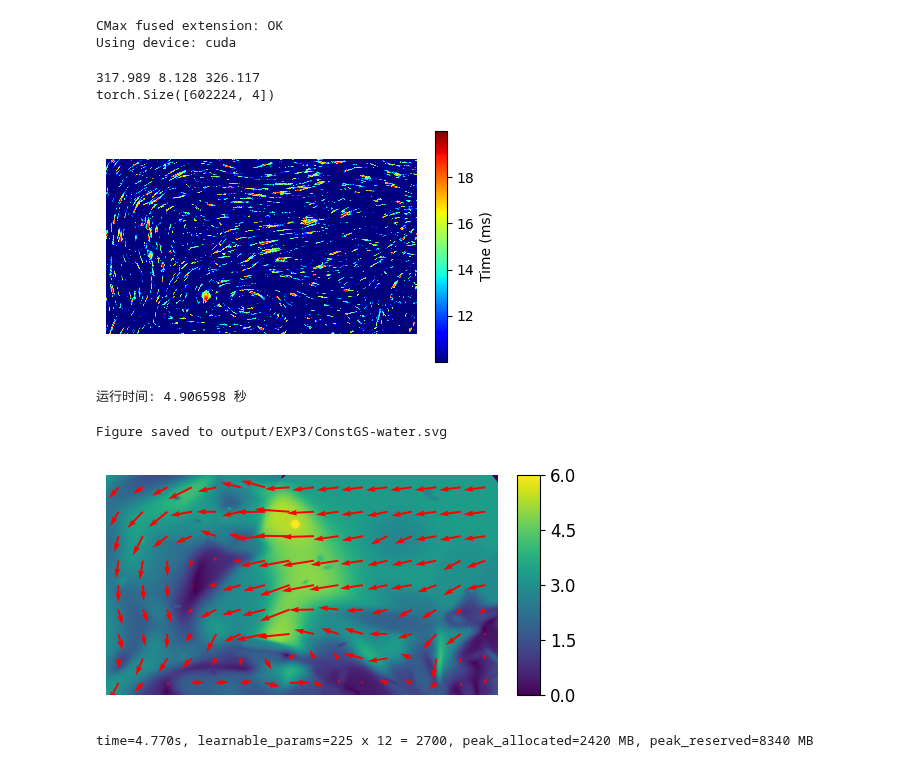
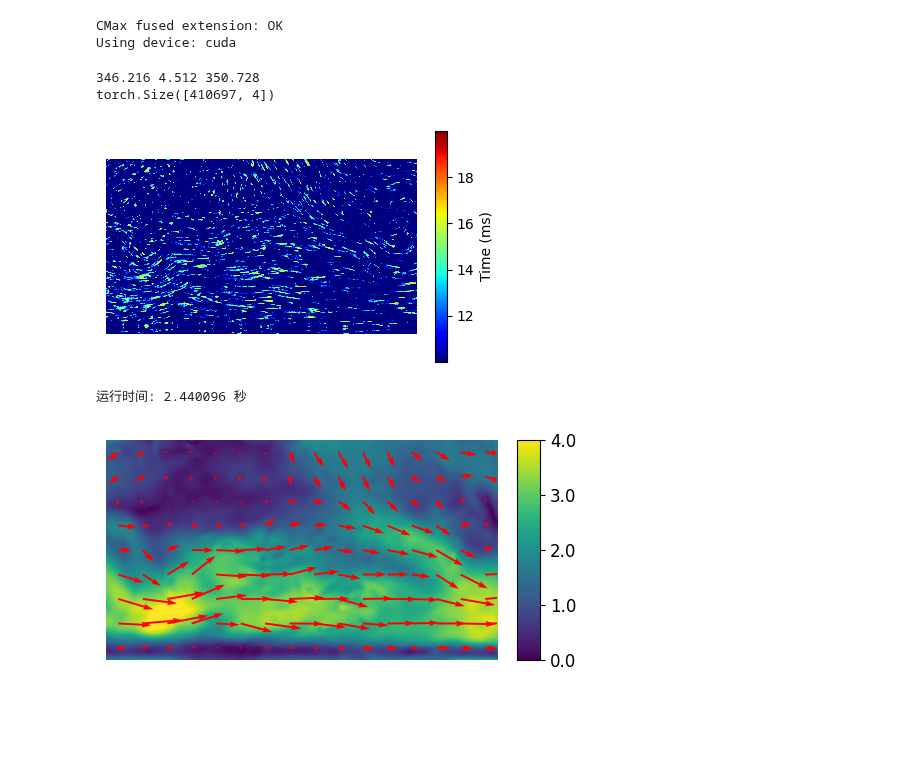
Before and after one commit to tingyu-art/AffineGS, a Jupyter notebook: EXP3.ipynb, the cells around one changed output. Cells and saved outputs as stored; diff of their text form; code cells hidden in the pictures; blank space fills up the shorter version.

Commit message:
Update gaussian flow experiments and methods

```diff
--- a/EXP3.ipynb
+++ b/EXP3.ipynb
@@ -128,15 +24,16 @@ def print_efficiency_info(info):
 # %%
-flow_index = 1
+flow_index = 0
 flow_names = ["ebiv","water"]
 
 cases = [
     Dict(source_type="real", path="./data/real_old/ebiv_wallflow4_dense.h5"),
-    Dict(source_type="evk5", path="./data/n10.hdf5")
+    Dict(source_type="evk5", path="./data/nn1.hdf5")
 ]
 
 flow_cbar_cfgs = {
     0: dict(v_min=0.0, v_max=4.0, cbar_ticks=[0.0, 1.0, 2.0, 3.0, 4.0]),
-    1: dict(v_min=0.0, v_max=6.0, cbar_ticks=[0.0, 1.5, 3.0, 4.5, 6.0]),
+    1: dict(v_min=0.0, v_max=2.0, cbar_ticks=[0.0, 0.5, 1.0, 1.5, 2.0]),
+    # 1: dict(v_min=0.0, v_max=6.0, cbar_ticks=[0.0, 1.5, 3.0, 4.5, 6.0]),
 }
 flow_cbar_cfg = flow_cbar_cfgs[flow_index]
 flow_font_size = 12
@@ -146,21 +43,21 @@ evts, _ = event_loader.load()
 print(evts[:, 2].max()-evts[:, 2].min(), evts[:, 2].min(), evts[:, 2].max())
 
 evts1 = torch.tensor(evts[(evts[:, 2] > 10) & (evts[:, 2] < 20)]).to("cuda")
-# evts2 = torch.tensor(evts[(evts[:, 2] > 10) & (evts[:, 2] < 50)]).to("cuda")
 print(evts1.shape)
 plot_event_time2d(evts1, output_file=None)
 torch.cuda.empty_cache()
 # %% [output]
-317.989 8.128 326.117
-torch.Size([602224, 4])
+346.216 4.512 350.728
+torch.Size([410697, 4])
-[figure, old version]
+[figure, new version]
 # %%
 start = time.time()
-cfg = GaussianFlowConfig(H=720, W = 1280, init_n=300, w_div=100, verbose=False, tile_size=80,
-                         w_smooth = 0, cmax_sigma= 0.6, cmax_kernel_size = 5, lr_j=0.005,
-                         enable_jacobian = False, jacobian_mode="full",
-                         iterations=300, residual_block_size=16,
-                         log_scale_min=np.log(3), phase=[50, 200, 250])
+cfg = GaussianFlowConfig(H=720, W = 1280, init_n=500, w_div=100, verbose=False, tile_size=80,
+                         cmax_sigma=0.6, cmax_kernel_size=5, lr_j=0.0001,
+                         enable_jacobian=True, jacobian_mode="full",
+                         iterations=300, residual_block_size=40, prune_opacity_thresh=0.1,
+                         clone_opacity_decay=0.5, split_opacity_decay=0.5,
+                         log_scale_min=np.log(8), phase=[50, 200, 250])
 
 results = run_gaussian_flow(events=evts1, cfg=cfg, flowgt=None)
 
@@ -168,27 +65,20 @@ end = time.time()     # 记录结束时间
 print(f"运行时间: {end - start:.6f} 秒")
 torch.cuda.empty_cache()
 # %% [output]
-运行时间: 4.906598 秒
+运行时间: 2.440096 秒
 # %%
-plot_flow_field(results.flow[0], results.flow[1], output_file=None,
+save_gs_result = False
+
+gs_method_name = "AffineGS" if cfg.enable_jacobian else "ConstGS"
+gs_output_file = f"./output/EXP3/{gs_method_name}-{flow_names[flow_index]}.pdf" if save_gs_result else None
+
+plot_flow_field(results.flow[0], results.flow[1], output_file=gs_output_file,
                 v_min=flow_cbar_cfg["v_min"], v_max=flow_cbar_cfg["v_max"],
                 cbar_ticks=flow_cbar_cfg["cbar_ticks"],
                 colorbar_flag=True, step=1, quiver_step=80, scale=None,
                 slFlag=False, figsize=(5, 3), cbar_tick_size=flow_font_size)
+if save_gs_result:
+    print(f"saved: {gs_output_file}")
 # %% [output]
-Figure saved to output/EXP3/ConstGS-water.svg
-[figure, old version]
+[figure, new version]
-# %%
-cfg_measure = GaussianFlowConfig(
-    H=720, W=1280,
-    init_n=300,
-    tile_size=80,
-    enable_jacobian=True,
-    jacobian_mode="full",
-)
-
-gs_result, gs_info = measure_gaussian_flow(evts1, cfg_measure)
-print_efficiency_info(gs_info)
-# %% [output]
-time=4.770s, learnable_params=225 x 12 = 2700, peak_allocated=2420 MB, peak_reserved=8340 MB
 # %%
```
Also changed, not shown: parts of 3 cells of this notebook, 16 other files.
